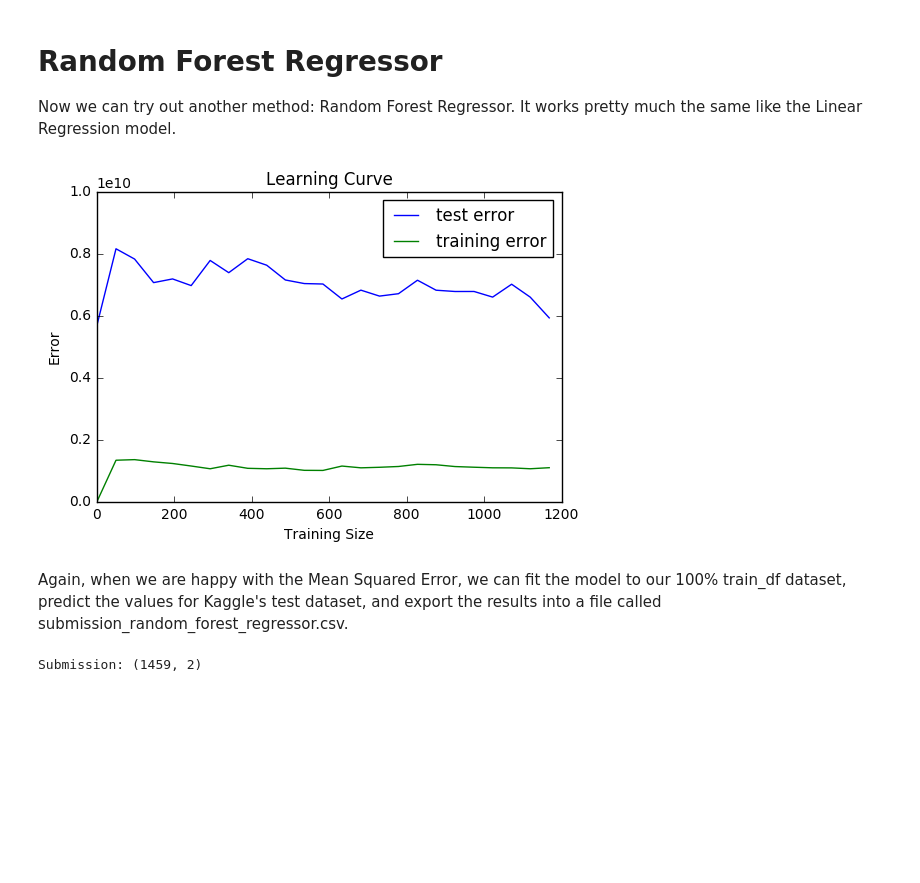
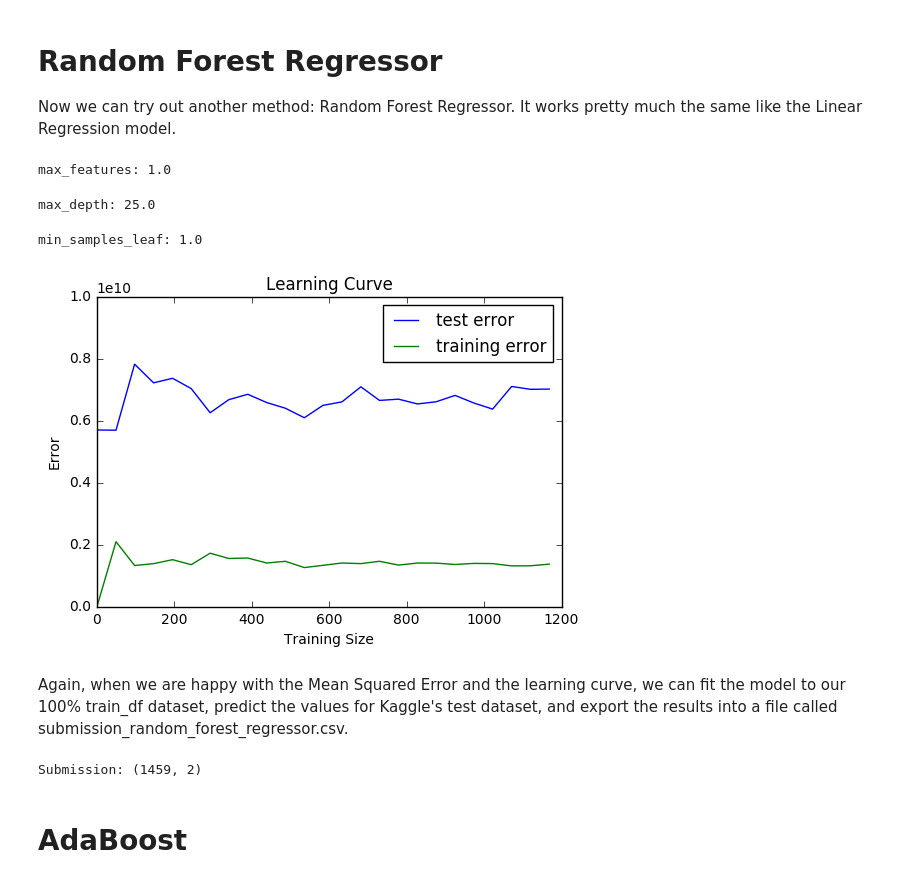
Before and after one commit to nicolasschabram/VSE, a Jupyter notebook: playground/Nicolas/Nicolas.ipynb, the cells around one changed output. Cells and saved outputs as stored; diff of their text form; code cells hidden in the pictures; blank space fills up the shorter version.

```diff
--- a/playground/Nicolas/Nicolas.ipynb
+++ b/playground/Nicolas/Nicolas.ipynb
@@ -391,17 +392,43 @@ Submission: (1459, 2)
 Now we can try out another method: Random Forest Regressor. It works pretty much the same like the Linear Regression model.
 # %%
 # Initialize hyperparameters.
-n_estimators = 5
+n_estimators = 100
 max_features = 'auto'
 max_depth = None
 min_samples_leaf = 1
+# %%
+# Optimize max_features.
+
+max_features_options = [.1, .2, .3, .4, .5, .6, .7, .8, .9, 1.0]
+mean_squared_errors = np.zeros((len(max_features_options), 2))
+
+for i, max_features in enumerate(max_features_options):
+    random_forest_model = RandomForestRegressor(
+        random_state=42,
+        n_estimators=n_estimators,
+        max_features=max_features,
+        max_depth=max_depth,
+        min_samples_leaf=min_samples_leaf
+    )
+
+    random_forest_model.fit(train_frac[features],
+                            train_frac[TARGET_VAR[0]])
+
+    predictions = random_forest_model.predict(validation[features])
+    error = mean_squared_error(predictions, validation[TARGET_VAR[0]])
+    mean_squared_errors[i] = [max_features, error]
+
+max_features = mean_squared_errors[np.argmin(mean_squared_errors, axis=0)[1]][0]
+print 'max_features: %s' % max_features
+# %% [output]
+max_features: 1.0
 # %%
-# Optimize n_estimators.
+# Optimize max_depth.
 
-n_estimators_options = [5, 6, 7, 8, 9, 10, 20, 30, 40, 50, 60, 70, 80, 90, 100]
-mean_squared_errors = np.zeros((len(n_estimators_options), 2))
+max_depth_options = [2, 4, 6, 8, 10, 12, 15, 20, 25, 30, 50]
+mean_squared_errors = np.zeros((len(max_depth_options), 2))
 
-for i, n_estimators in enumerate(n_estimators_options):
+for i, max_depth in enumerate(max_depth_options):
     random_forest_model = RandomForestRegressor(
         random_state=42,
         n_estimators=n_estimators,
@@ -415,18 +442,19 @@ for i, n_estimators in enumerate(n_estimators_options):
 
     predictions = random_forest_model.predict(validation[features])
     error = mean_squared_error(predictions, validation[TARGET_VAR[0]])
-    mean_squared_errors[i] = [forest_size, error]
+    mean_squared_errors[i] = [max_depth, error]
 
-n_estimators = mean_squared_errors[np.argmin(mean_squared_errors, axis=0)[1]][0]
-n_estimators = int(forest_size)
-print 'Optimal Forest Size: %s' % forest_size
+max_depth = mean_squared_errors[np.argmin(mean_squared_errors, axis=0)[1]][0]
+print 'max_depth: %s' % max_depth
+# %% [output]
+max_depth: 25.0
 # %%
-# Optimize max_features.
+# Optimize min_samples_leaf.
 
-max_features_options = [5, 6, 7, 8, 9, 10, 20, 30, 40, 50, 60, 70, 80, 90, 100]
-mean_squared_errors = np.zeros((len(max_features_options), 2))
+min_samples_leaf_options = [1, 2, 4, 6, 8, 10, 12, 15, 20, 25, 30, 50]
+mean_squared_errors = np.zeros((len(min_samples_leaf_options), 2))
 
-for i, n_estimators in enumerate(n_estimators_options):
+for i, min_samples_leaf in enumerate(min_samples_leaf_options):
     random_forest_model = RandomForestRegressor(
         random_state=42,
         n_estimators=n_estimators,
@@ -440,26 +468,29 @@ for i, n_estimators in enumerate(n_estimators_options):
 
     predictions = random_forest_model.predict(validation[features])
     error = mean_squared_error(predictions, validation[TARGET_VAR[0]])
-    mean_squared_errors[i] = [forest_size, error]
+    mean_squared_errors[i] = [min_samples_leaf, error]
 
-n_estimators = mean_squared_errors[np.argmin(mean_squared_errors, axis=0)[1]][0]
-n_estimators = int(forest_size)
-print 'Optimal Forest Size: %s' % forest_size
+min_samples_leaf = mean_squared_errors[np.argmin(mean_squared_errors, axis=0)[1]][0]
+print 'min_samples_leaf: %s' % min_samples_leaf
+# %% [output]
+min_samples_leaf: 1.0
 # %%
-random_forest_model = RandomForestRegressor(n_estimators=30,
-                                            random_state=42,
-                                            min_samples_split=1,
-                                            max_depth=2000,
-                                            min_samples_leaf=1)
+random_forest_model = RandomForestRegressor(
+    random_state=42,
+    n_estimators=n_estimators,
+    max_features=max_features,
+    max_depth=max_depth,
+    min_samples_leaf=min_samples_leaf
+)
 
 learning_curve(train_frac[features],
                train_frac[TARGET_VAR[0]],
                validation[features],
                validation[TARGET_VAR[0]],
                random_forest_model,
                [0, 10000000000])
 # %% [output]
-[figure, old version]
+[figure, new version]
 # %% [markdown]
-Again, when we are happy with the Mean Squared Error, we can fit the model to our 100% train_df dataset, predict the values for Kaggle's test dataset, and export the results into a file called submission_random_forest_regressor.csv.
+Again, when we are happy with the Mean Squared Error and the learning curve, we can fit the model to our 100% train_df dataset, predict the values for Kaggle's test dataset, and export the results into a file called submission_random_forest_regressor.csv.
 # %%
@@ -475,3 +509,5 @@ predictions = random_forest_model.predict(test_kaggle[features])
 export_csv(predictions, 'random_forest_regressor')
 # %% [output]
 Submission: (1459, 2)
+# %% [markdown]
+# AdaBoost
```
Also changed, not shown: parts of 4 cells of this notebook.
